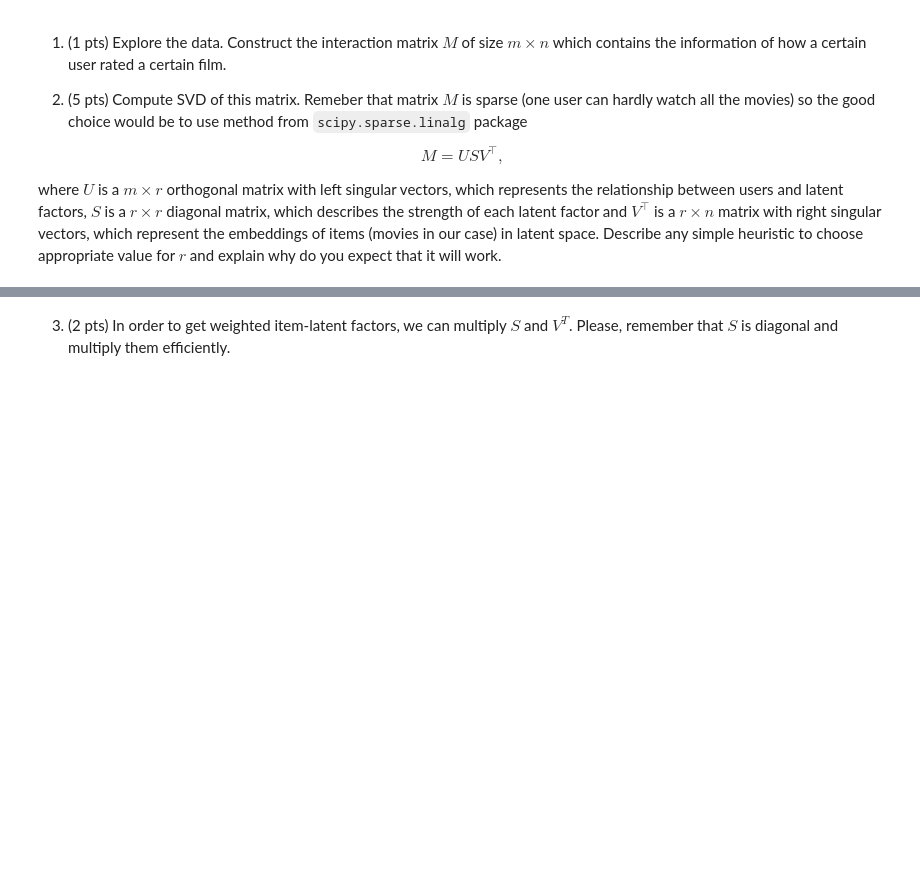
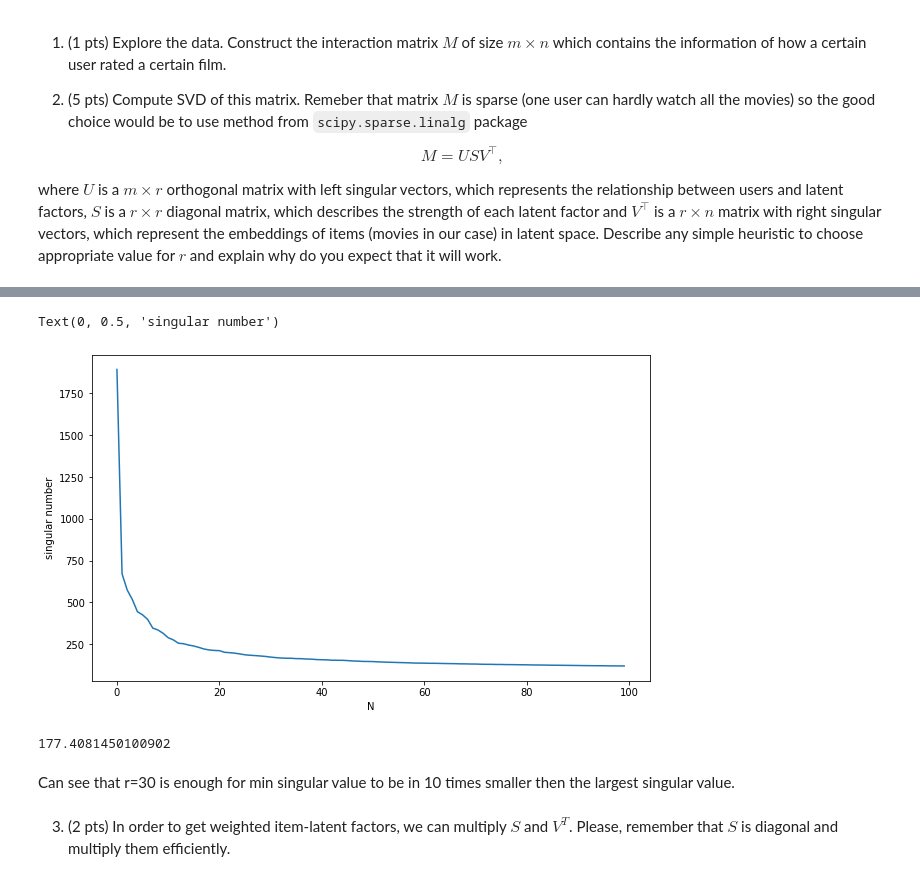
Before and after one commit to prosvirinKir/Numerical-Linear-Algebra, a Jupyter notebook: NLA_HW2_ProsvirinKV_.ipynb, the cells around one changed output, grey strips where cells are left out. Saved outputs shown, nothing was run; the diff lists cells and outputs as text; code cells hidden in the pictures; blank space fills up the shorter version.

```diff
--- a/NLA_HW2_ProsvirinKV_.ipynb
+++ b/NLA_HW2_ProsvirinKV_.ipynb
@@ -1371,0 +1415,2 @@ import pandas as pd
+# %%
+df_ratings = pd.DataFrame(ratings_info)
@@ -1371,0 +1419,14 @@ import pandas as pd
+# %%
+from scipy import sparse
+from pandas.api.types import CategoricalDtype
+
+users = np.array(list(df_ratings['UserID'].unique()))
+movies = np.array(list(df_ratings['UserID'].unique()))
+
+ratings = np.array(ratings_info['Rating'])
+
+rows = df_ratings['UserID'].astype(CategoricalDtype(categories=users)).cat.codes
+
+cols = df_ratings['MovieID'].astype(CategoricalDtype(categories=movies)).cat.codes
+
+interactions = sparse.csr_matrix((ratings, (rows, cols)), shape=(len(users), len(movies)), dtype=float)
@@ -1375,0 +1450,14 @@ U,S, V = svd(M) # Update this line, it is just example
+# %%
+plt.figure(figsize=(10, 6))
+plt.plot(svds(interactions, k=100, return_singular_vectors=False)[::-1])
+plt.xlabel('N')
+plt.ylabel('singular number')
+# %% [output]
+Text(0, 0.5, 'singular number')
+[figure, added]
+# %%
+s[-30]
+# %% [output]
+177.4081450100902
+# %% [markdown]
+Can see that r=30 is enough for min singular value to be in 10 times smaller then the largest singular value.
```
Also changed, not shown: parts of 25 cells of this notebook.
